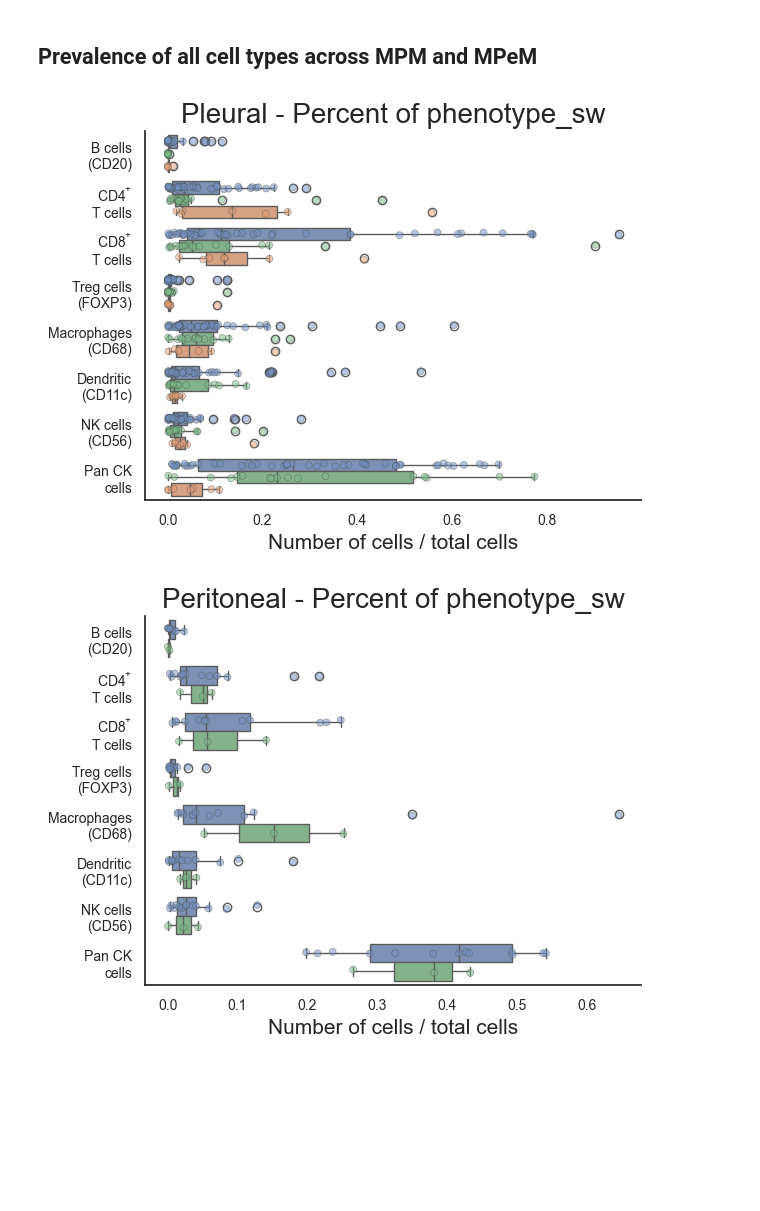
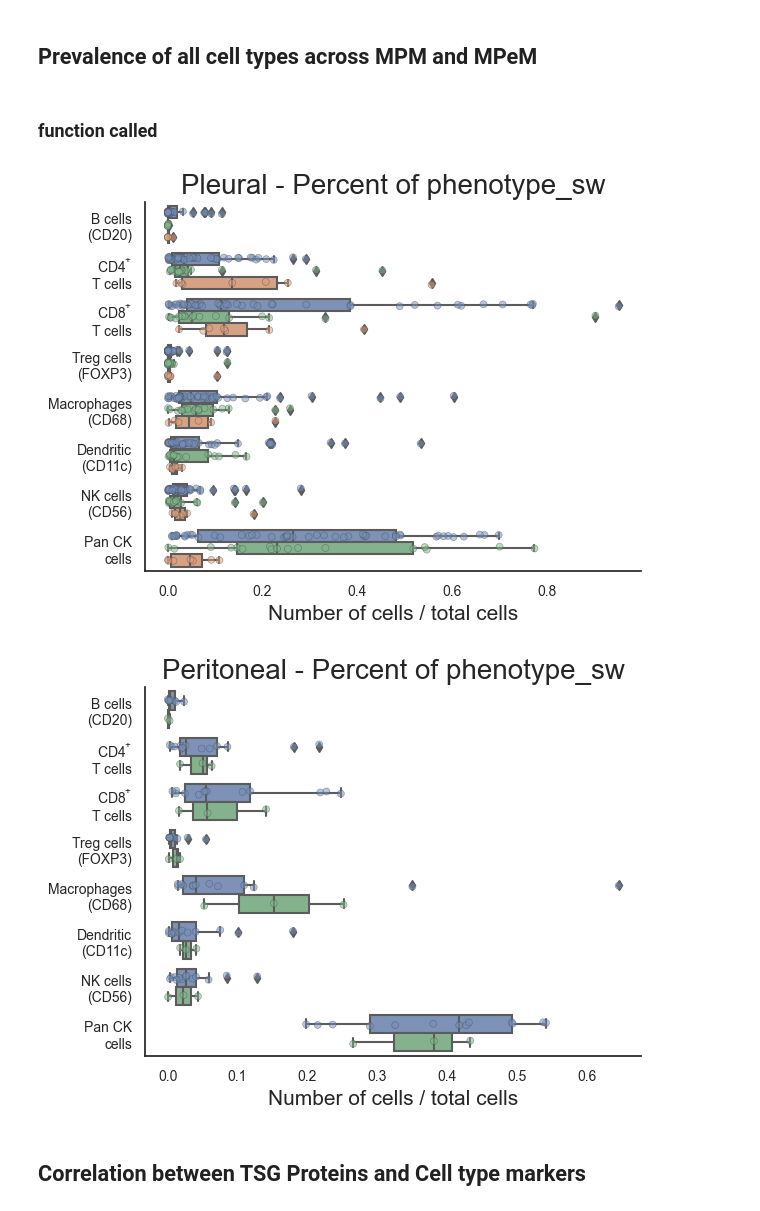
Before and after one commit to osmanbeyoglulab/MesotheliomaSpatialAtlas_analysis, a Jupyter notebook: notebook/Figures_with_Python.ipynb, the cells around one changed output. Cells and saved outputs as stored; diff of their text form; code cells hidden in the pictures; blank space fills up the shorter version.

```diff
--- a/notebook/Figures_with_Python.ipynb
+++ b/notebook/Figures_with_Python.ipynb
@@ -4,15 +4,19 @@ import pandas as pd
 import numpy as np
 import seaborn as sns
 # %%
-df_core = pd.read_csv("./data/TMA_data/panel1_data_cleaned_withCelltypes_03-29.csv")
-df_map = pd.read_csv("./data/TMA_data/mapping.csv")
+# files in TMA_data folder need to be downloaded from
+#https://sites.pitt.edu/~xim33/Mesothelioma
+
+
+df_core = pd.read_csv("../TMA_data/panel1_data_cleaned_withCelltype.csv")
+df_map = pd.read_csv("../data_and_figure/feature/mapping.csv")
 
 df_map = df_map.loc[df_map['Classification']=='Malignant', :]
 df_map.loc[df_map['subtype']== "epithelial or epithelioid", 'subtype'] = "epithelioid"
 # df_core2 = pd.read_csv("../Data_folder/TMA2/panel2_data_cleaned_withMarkerCelltypes.csv")
 
-df_core2 = pd.read_csv("./data/TMA_data/panel2_data_cleaned_withCelltypes_03-29.csv")
-df_density2 = pd.read_csv("./data/TMA_data/densities_tma2.csv")
+df_core2 = pd.read_csv("../TMA_data/panel2_data_cleaned_withCelltype.csv")
+df_density2 = pd.read_csv("../data_and_figure/feature/densities_tma2.csv")
 df_map_density2 = pd.merge(df_map, df_density2, how='inner', on="Annotation2")
 
 df = pd.merge(df_core, df_map, how="left", on="Annotation ID") #(781689, 197)
@@ -21,7 +25,7 @@ df2 = pd.merge(df_core2, df_map_density2, how="left", on="Annotation2")
 df.dropna(subset = ['Institute'], inplace=True) #(576032, 197)  #105 MVB, 315 cores
 df2.dropna(subset = ['Institute'], inplace=True) #(606114, 191) #104 MVB 304 cores
 
-# only select the cores of df that exists id df2, df has the same core/MVB with df2
+# cores need to be in both panels
 df = df.loc[df['Annotation ID'].isin(df2['Annotation ID']), :] ##104 MVB 304 cores
 
 # completely remove other cells
@@ -67,18 +73,18 @@ def PiePlot_combined_byPatient(data1, data2, title, order, angle=220, save=False
     df_percent2 = df_fc2.set_index([by, 'Type'])['Percent'].unstack(
     ).reset_index()  # colnames ['MVB', 'CD11c', 'CD56', 'Unidentified']
     df_percent2.drop(['other'], axis=1, inplace=True)  # delete column other
+
     # combine df_percent and df_percent2, deduct CD56 and CD11c percents from other in df_percent
 
     df_percent = pd.merge(df_percent1, df_percent2, on=by)
 
     df_percent['Unidentified'] = df_percent['Unidentified'] - \
         df_percent['CD56'] - df_percent['CD11c']
+
     # remove MVB that Unidentified < 0
     df_percent = df_percent.loc[df_percent['Unidentified'] >= 0, :]
 
     df_percent = df_percent.set_index(by)
-
-    # df_percent.to_csv("../../Paper/Figure/NEW_ORGANIZATION/Phenotype/Composition/phenotype_percent_MVB.csv")
 
     percents_ave = df_percent.mean()
 
@@ -109,14 +115,6 @@ def PiePlot_combined_byPatient(data1, data2, title, order, angle=220, save=False
                    labelspacing=1)
     csfont = {'fontname': 'Arial'}
     plt.title(title, **csfont)
-
-    if save:
-        # plt.tight_layout()
-        # plt.subplots_adjust(left=0.3, right=1, bottom=0.1, top=0.2)
-        plt.savefig(
-            f"../../Paper/Figure/Composition/PiePlot {title}.pdf", format='pdf', bbox_inches="tight", dpi=500)
-        # plt.savefig(f"../../Paper/Figure/Composition/PiePlot {title}.png", format='png', bbox_inches = "tight", dpi=500)
-
     plt.show()
 # %%
 # composition combined by patient
@@ -150,6 +148,8 @@ for casetype in ["Pleural", "Peritoneal"]:
 [figure]
 # %% [markdown]
 ## Prevalence of all cell types across MPM and MPeM
+# %% [markdown]
+### function called
 # %%
 def get_marker_label(marker, ret=True, short=True):
 
@@ -277,50 +277,43 @@ def box_plot_plus_horizontal(outpath, title, data, x, y, hue, markers, hue_order
 
      # fig = ax.get_figure()
      # fig(figsize=(8, 6), dpi=80)
-    if save:
-         if ('Tumor' in title) or ('Stroma' in title):
-             fig.savefig(
-                 f"../../Paper/Figure/BarPlot/BoxPlot_Tumor&Stroma/{title}.pdf", format='pdf',  bbox_inches="tight",  dpi=500)
-         else:
-             fig.savefig(f"{outpath}/{title}.pdf", format='pdf',
-                         bbox_inches="tight",  dpi=500)
-             fig.savefig(f"{outpath}/{title}.png", format='png',
-                         bbox_inches="tight",  dpi=500)
 # %%
 # from utils import box_plot_plus_horizontal
 
-df_feature_ori = pd.read_csv("./data/TMA_data/core_features_allMarkers_withIntensity_MVB_mean.csv")
+df_feature_ori = pd.read_csv("../data_and_figure/feature/core_features_allMarkers_withIntensity_MVB_mean.csv")
 df_feature_ori.loc[(df_feature_ori['subtype']=='epithelial') | (df_feature_ori['subtype']=='epithelial or epithelioid'), 'subtype' ] = "epithelioid"
 
 markers = ["CD20", "CD4", "CD8", "FOXP3", "CD68", "CD11c", "CD56", "CK"] # unidentified does not have intensity, "Unidentified"]
 grouptype = "percent"
 cols = [marker+" "+grouptype for marker in markers]
 df_feature = df_feature_ori[['MVB','casetype','subtype'] + cols]
 # change the column names (remove the grouptype)
 df_feature.columns = ['MVB','casetype','subtype'] + markers
 df_feature = df_feature.melt(id_vars=['MVB','casetype','subtype'], var_name='phenotype', value_name=grouptype)
 df_feature.replace(0, np.nan, inplace=True) #do not plot the density of 0 cores
 non_parametric = False
 outpath =""
 
 # "Pleural
 casetype = "Pleural"
 title = f'{casetype} - {grouptype.capitalize()} of phenotype'
 
 hue_order=["epithelioid", "biphasic", "sarcomatoid"]
 df_plot = df_feature.loc[df_feature['casetype']==casetype,:]
 df_plot = df_plot.loc[df_plot['subtype'].isin(hue_order), :]
 
 box_plot_plus_horizontal(outpath, title+"_sw",df_plot, grouptype, 'phenotype', 'subtype', markers, hue_order=hue_order, size=(7,6), short=False, save=False)
 
 casetype = "Peritoneal"
 title = f'{casetype} - {grouptype.capitalize()} of phenotype'
 hue_order=["epithelioid", "biphasic"]
 
 df_plot = df_feature.loc[df_feature['casetype']==casetype,:]
 df_plot = df_plot.loc[df_plot['subtype'].isin(hue_order), :]
 
 box_plot_plus_horizontal(outpath, title+"_sw",df_plot, grouptype, 'phenotype', 'subtype', markers, hue_order=hue_order, size=(14,12), short=False, save=False)
 # %% [output]
-[figure, old version]
+[figure, new version]
-[figure, old version]
+[figure, new version]
+# %% [markdown]
+## Correlation between TSG Proteins and Cell type markers
```
Also changed, not shown: parts of 15 cells of this notebook, 2 other files.
